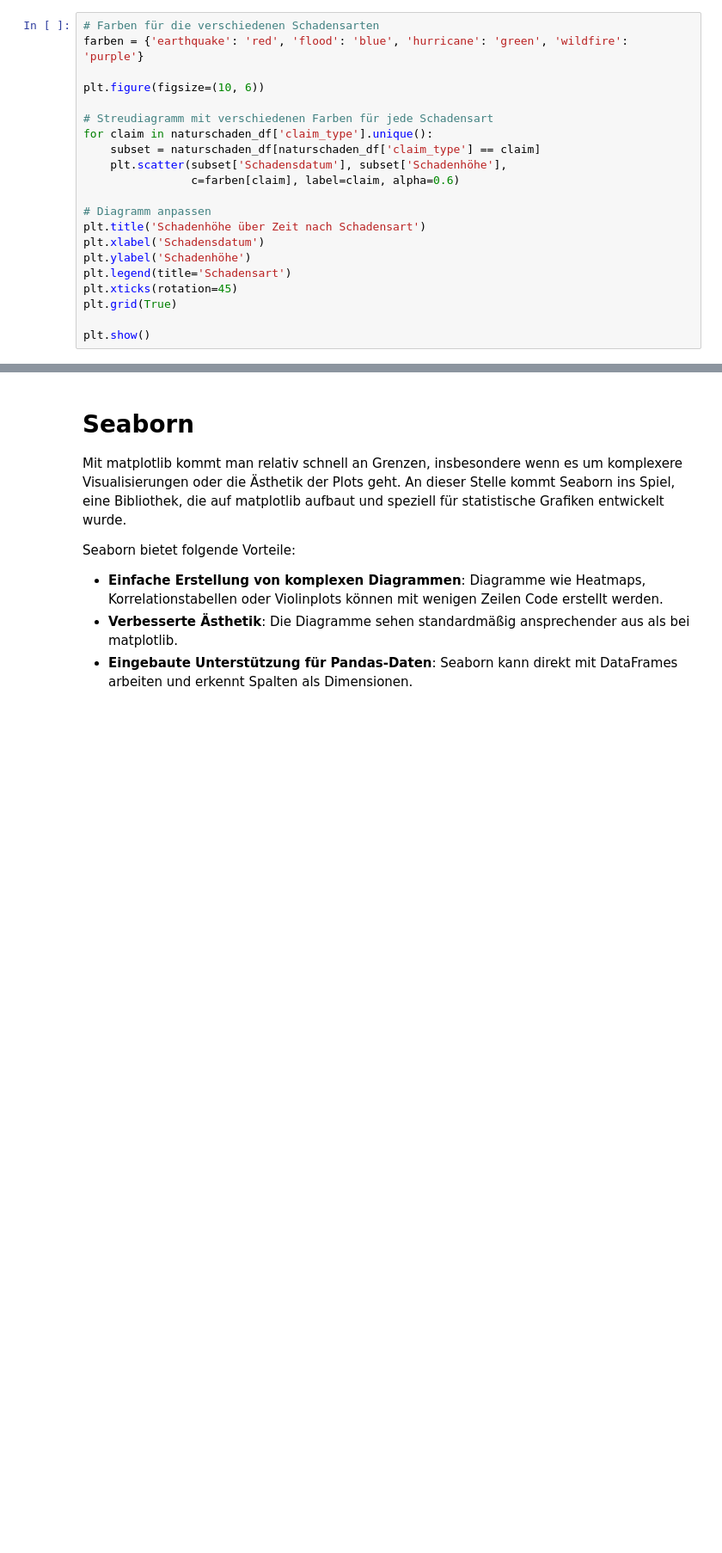
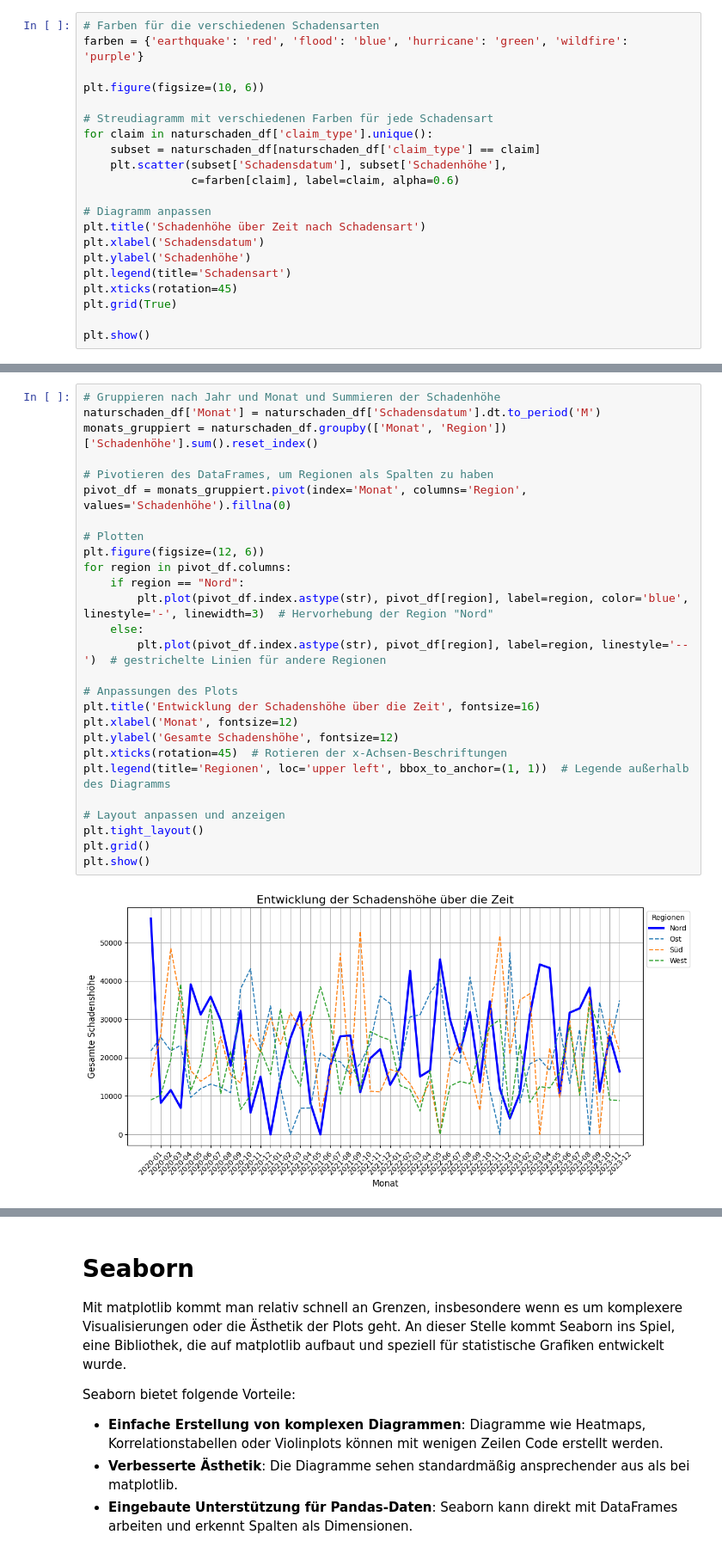
Before and after one commit to NG221122/Python_fuer_Aktuare, a Jupyter notebook: 04_python_visualization.ipynb, the cells around one changed output, grey strips where cells are left out. Shown at 86% size. Drawn from its saved outputs; the diff is of its cells as text; blank space fills up the shorter version.

```diff
--- a/04_python_visualization.ipynb
+++ b/04_python_visualization.ipynb
@@ -232,0 +273,29 @@ Nutzen Sie die bisherigen Erklärungen und Beispiele, um diese Aufgabe erfolgrei
+# %%
+# Gruppieren nach Jahr und Monat und Summieren der Schadenhöhe
+naturschaden_df['Monat'] = naturschaden_df['Schadensdatum'].dt.to_period('M')
+monats_gruppiert = naturschaden_df.groupby(['Monat', 'Region'])['Schadenhöhe'].sum().reset_index()
+
+# Pivotieren des DataFrames, um Regionen als Spalten zu haben
+pivot_df = monats_gruppiert.pivot(index='Monat', columns='Region', values='Schadenhöhe').fillna(0)
+
+# Plotten
+plt.figure(figsize=(12, 6))
+for region in pivot_df.columns:
+    if region == "Nord":
+        plt.plot(pivot_df.index.astype(str), pivot_df[region], label=region, color='blue', linestyle='-', linewidth=3)  # Hervorhebung der Region "Nord"
+    else:
+        plt.plot(pivot_df.index.astype(str), pivot_df[region], label=region, linestyle='--')  # gestrichelte Linien für andere Regionen
+
+# Anpassungen des Plots
+plt.title('Entwicklung der Schadenshöhe über die Zeit', fontsize=16)
+plt.xlabel('Monat', fontsize=12)
+plt.ylabel('Gesamte Schadenshöhe', fontsize=12)
+plt.xticks(rotation=45)  # Rotieren der x-Achsen-Beschriftungen
+plt.legend(title='Regionen', loc='upper left', bbox_to_anchor=(1, 1))  # Legende außerhalb des Diagramms
+
+# Layout anpassen und anzeigen
+plt.tight_layout()
+plt.grid()
+plt.show()
+# %% [output]
+[figure, added]
```
Also changed, not shown: parts of 14 cells of this notebook.
